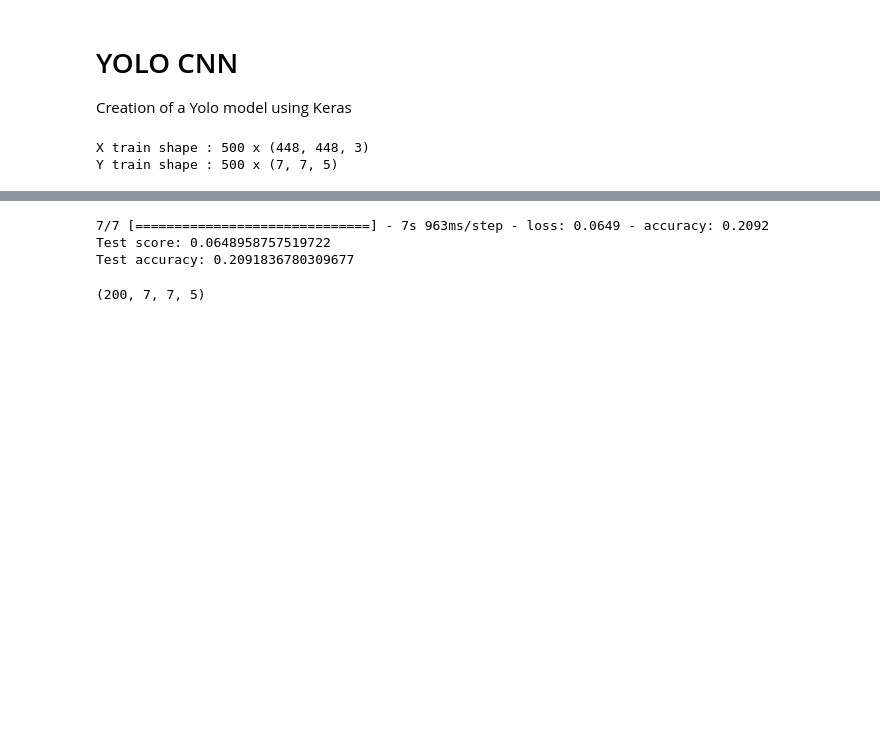
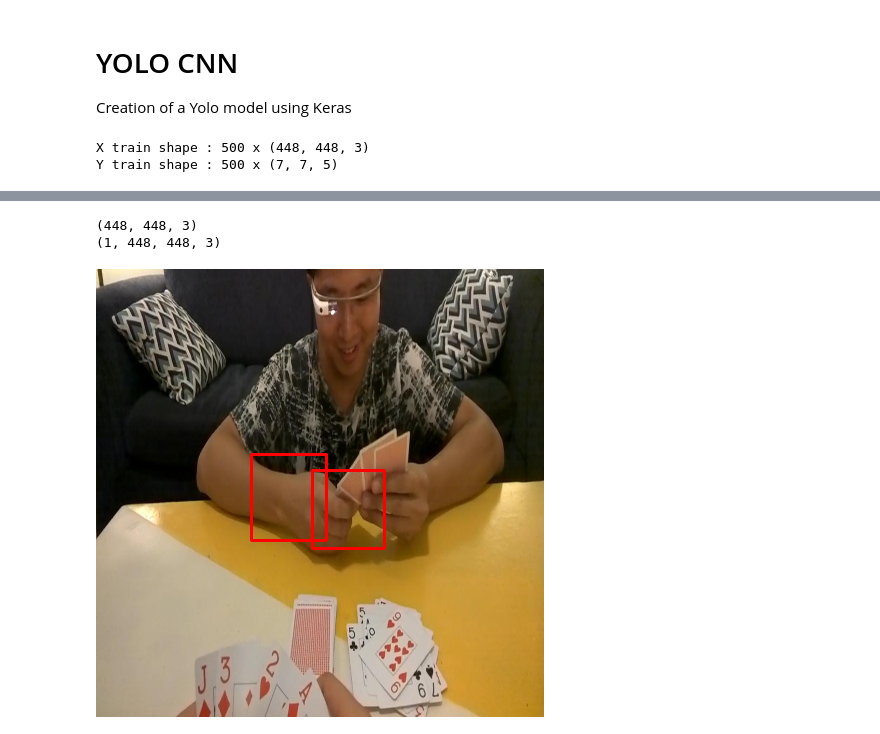
Before and after one commit to pastifra/Human-Hands, a Jupyter notebook: Yolo_training.ipynb, the cells around one changed output, grey strips where cells are left out. Cells and saved outputs as stored; diff of their text form; code cells hidden in the pictures; blank space fills up the shorter version.

```diff
--- a/Yolo_training.ipynb
+++ b/Yolo_training.ipynb
@@ -261,9 +384 @@ Epoch 2/2
 <keras.callbacks.History at 0x...>
-# %%
-score = yolo.evaluate(X_test, Y_test)
-print('Test score:', score[0])
-print('Test accuracy:', score[1])
-# %% [output]
-7/7 [==============================] - 7s 963ms/step - loss: 0.0649 - accuracy: 0.2092
-Test score: 0.0648958757519722
-Test accuracy: 0.2091836780309677
@@ -272,4 +385,48 @@ out = yolo.predict(X_test)
-# %%
-print(out.shape)
-# %% [output]
-(200, 7, 7, 5)
+# %%
+def decode_net_out(out):
+  #out has shape 7x7x5
+  #For each cell get the bounding boxes
+  bboxes = []
+  for i in range(0,7):
+    for j in range(0,7):
+      if out[i][j][0] > 0.6:
+        bbox = np.zeros((4))
+        ox_cell = out[i][j][1]
+        oy_cell = out[i][j][2]
+        w_cell = out[i][j][3]
+        h_cell = out[i][j][4]
+        if(ox_cell != 0 and oy_cell !=0):
+          ox = trunc(ox_cell*cell_size + cell_size*j)
+          oy = trunc(oy_cell*cell_size + cell_size*i)
+          w = w_cell*cell_size
+          h = h_cell*cell_size
+          lx = ox - w/2
+          ly = oy - h/2
+          bbox = [int(lx),int(ly),int(w),int(h)]
+          bboxes.append(bbox)
+  return bboxes
+# %%
+number = 487
+
+
+image = cv2.imread(img_paths[number])
+image = cv2.resize(image,(448,448))
+
+in_net = load_img(img_paths[number], target_size=(448, 448))
+in_net = X_test[number - 450]
+print(in_net.shape)
+in_net = np.expand_dims(in_net, axis=0)
+print(in_net.shape)
+out_net = yolo.predict(in_net)
+out_bboxes = decode_net_out(out_net[0])
+
+# Drawing the regions in the Image
+for (x, y, w, h) in out_bboxes:
+  cv2.rectangle(image, (x, y),
+                    (x + w, y + h),
+                    (0, 0, 255), 2)
+cv2_imshow(image)
+# %% [output]
+(448, 448, 3)
+(1, 448, 448, 3)
+[figure, added]
```
Also changed, not shown: parts of 19 cells of this notebook.
